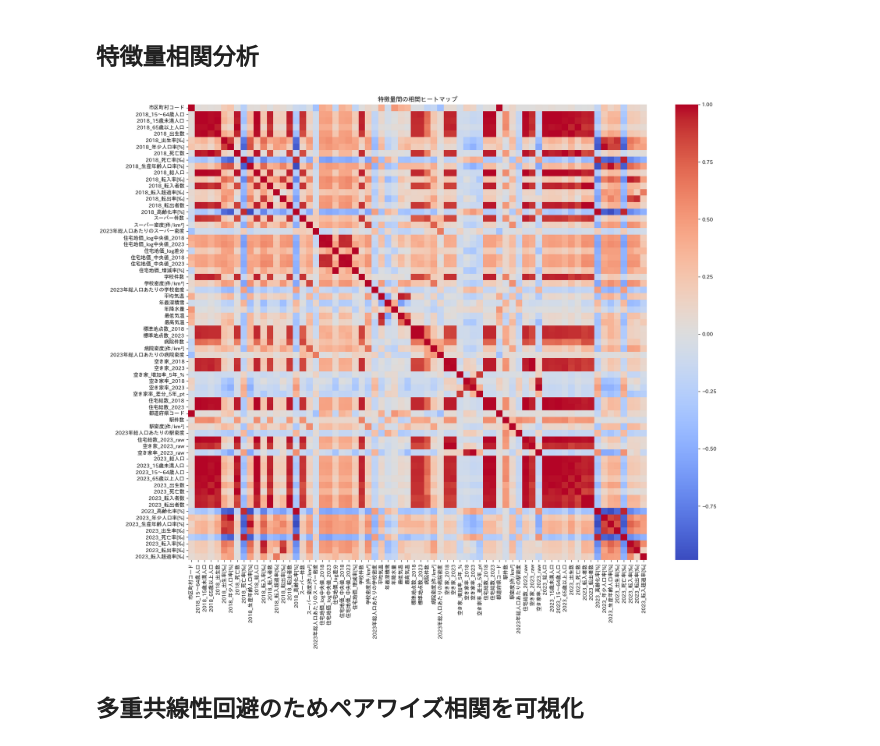
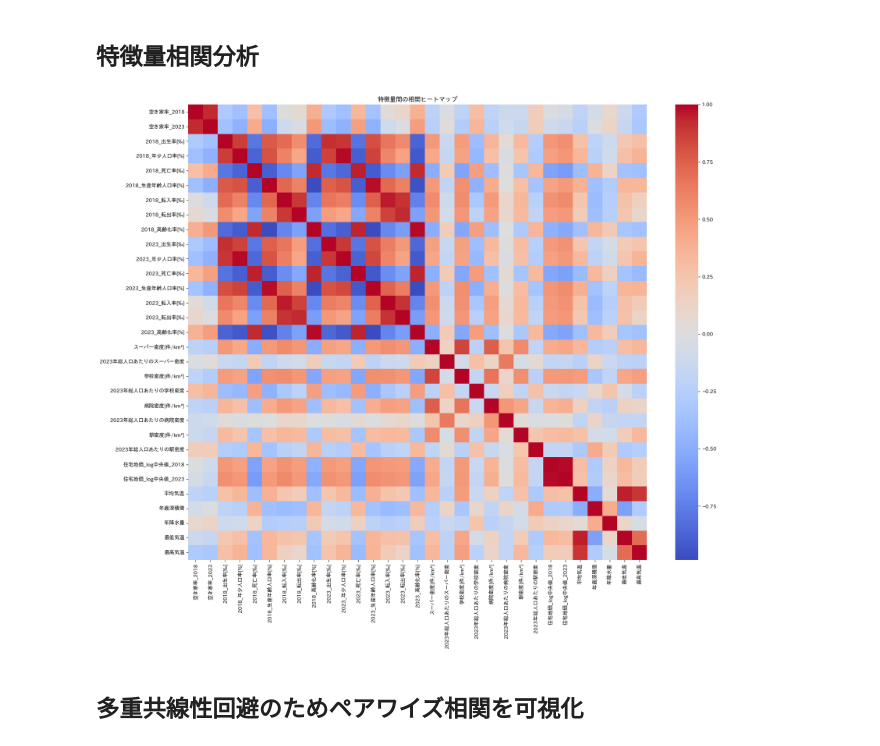
Before and after one commit to ayuko66/akiya-lens, a Jupyter notebook: notebook/akiya_lens_特徴量データ確認.ipynb, the cells around one changed output. Drawn from its saved outputs; the diff is of its cells as text; code cells hidden in the pictures.

```diff
--- a/notebook/akiya_lens_特徴量データ確認.ipynb
+++ b/notebook/akiya_lens_特徴量データ確認.ipynb
@@ -43,18 +43,30 @@ df.head(3)
 ## 特徴量相関分析
 # %%
 # 特徴量間の相関を確認
-numeric_df = df.select_dtypes(include=np.number)
+df_corr = df.copy()
+df_corr.set_index('市区町村コード')
+df_corr = df_corr[['空き家率_2018', '空き家率_2023',
+                         '2018_出生率[‰]', '2018_年少人口率[%]',	'2018_死亡率[‰]', '2018_生産年齢人口率[%]', '2018_転入率[‰]', '2018_転出率[‰]', '2018_高齢化率[%]',
+                         '2023_出生率[‰]', '2023_年少人口率[%]',	'2023_死亡率[‰]', '2023_生産年齢人口率[%]', '2023_転入率[‰]', '2023_転出率[‰]', '2023_高齢化率[%]',
+                         'スーパー密度[件/km²]', '2023年総人口あたりのスーパー密度', '学校密度[件/km²]','2023年総人口あたりの学校密度', '病院密度[件/km²]', '2023年総人口あたりの病院密度',
+                         '駅密度[件/km²]', '2023年総人口あたりの駅密度',
+                         '住宅地価_log中央値_2018', '住宅地価_log中央値_2023', '平均気温', '年最深積雪', '年降水量', '最低気温', '最高気温', '過疎地域市町村']]
+
+df_corr = pd.get_dummies(df_corr, columns=['過疎地域市町村'])
+
+numeric_df = df_corr.select_dtypes(include=np.number)
+
 
 # ピアソン相関係数
 correlation_matrix_all = numeric_df.corr()
 
 # Plot the heatmap
 plt.figure(figsize=(20, 16))
 sns.heatmap(correlation_matrix_all, annot=False, cmap='coolwarm')
 plt.title('特徴量間の相関ヒートマップ')
 plt.show()
 # %% [output]
-[figure, old version]
+[figure, new version]
 # %% [markdown]
 ## 多重共線性回避のためペアワイズ相関を可視化
 # %%
```
Also changed, not shown: parts of 17 cells of this notebook.
